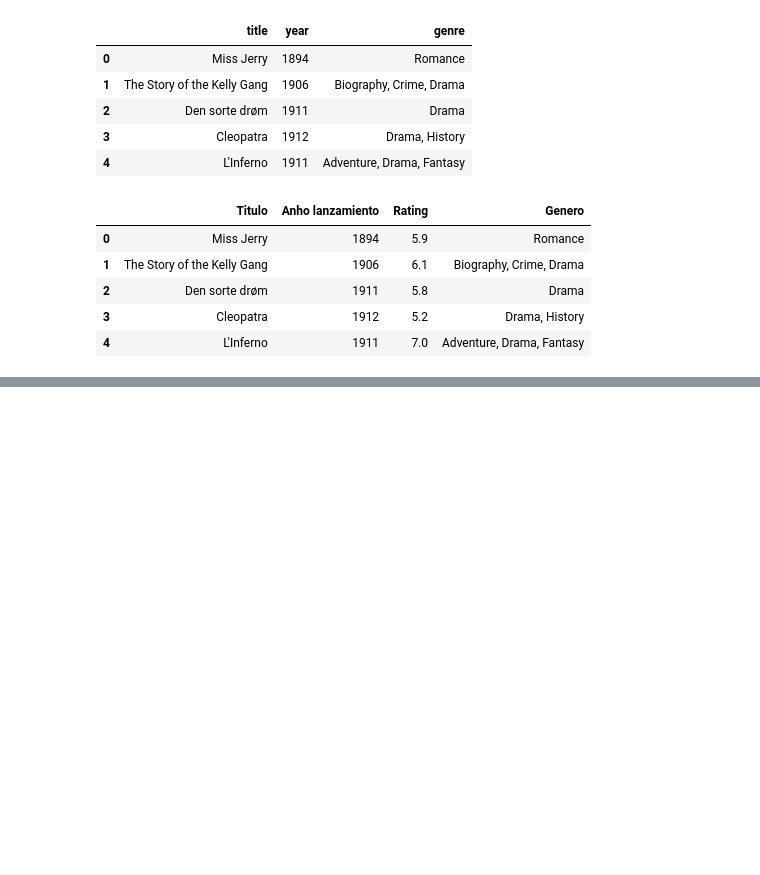
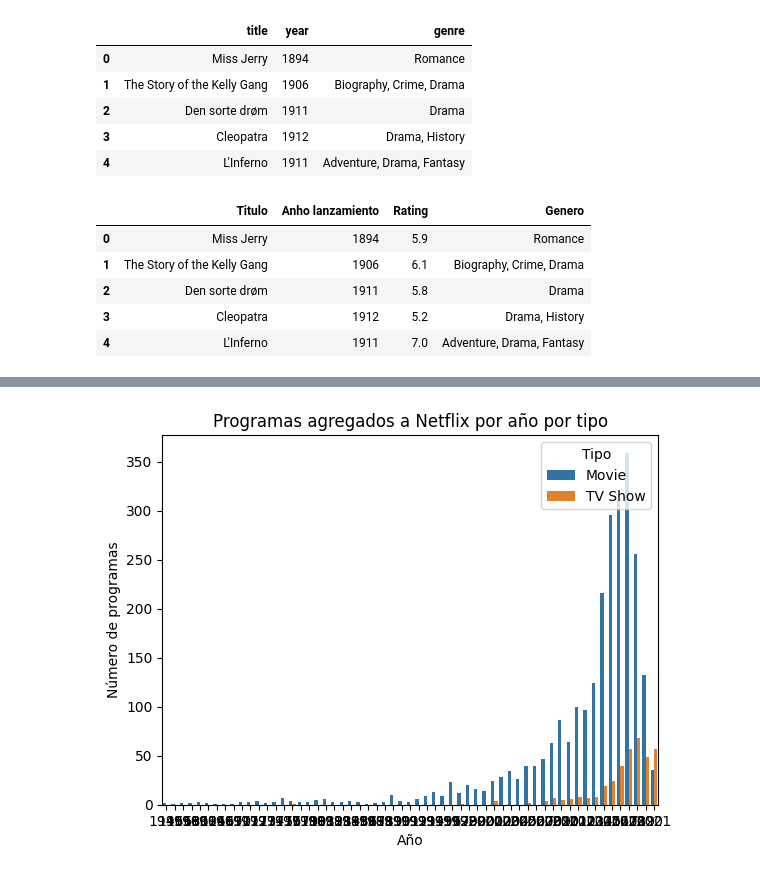
Before and after one commit to 0s4k4/AnaliticaDeDatosConPython, a Jupyter notebook: casoAplicativo/casoNetflix.ipynb, the cells around one changed output, grey strips where cells are left out. Cells and saved outputs as stored; diff of their text form; code cells hidden in the pictures; blank space fills up the shorter version.

```diff
--- a/casoAplicativo/casoNetflix.ipynb
+++ b/casoAplicativo/casoNetflix.ipynb
@@ -194,0 +247,12 @@ df2.head()
+# %%
+###se observa que la ultima fecha agregada es el 1 de enero del 2020, se debe de consideerar este hecho en el analisis
+
+df3 = df2.groupby(["Anho publicado","Tipo"])["ID Show"].count().reset_index()
+
+sns.barplot(x="Anho publicado",y="ID Show",hue="Tipo",data=df3)
+plt.title("Programas agregados a Netflix por año por tipo")
+plt.xlabel("Año")
+plt.ylabel("Número de programas")
+plt.show()
+# %% [output]
+[figure, added]
```
Also changed, not shown: parts of 31 cells of this notebook, 24 other files.
